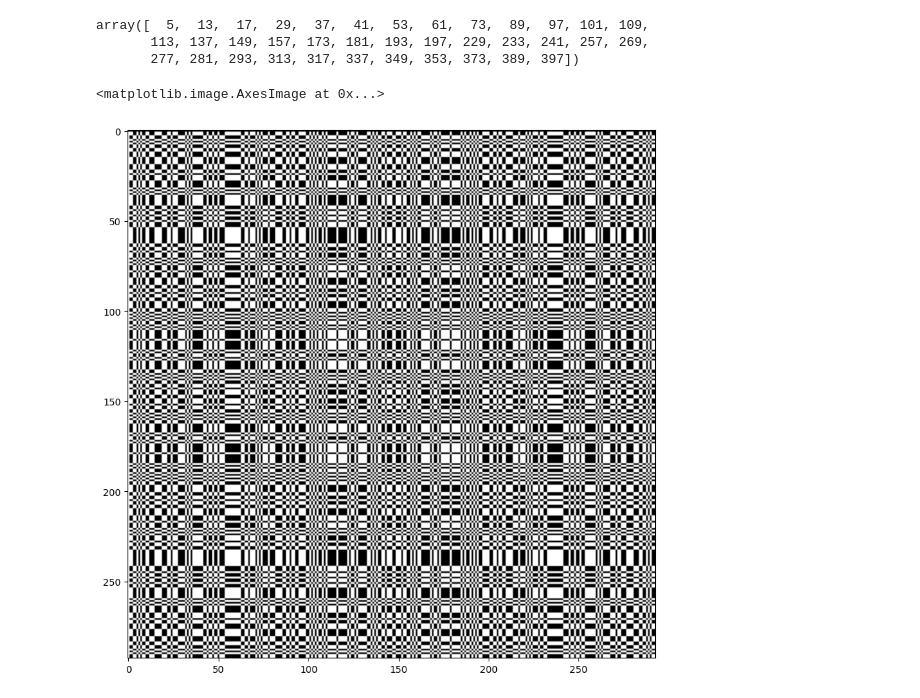
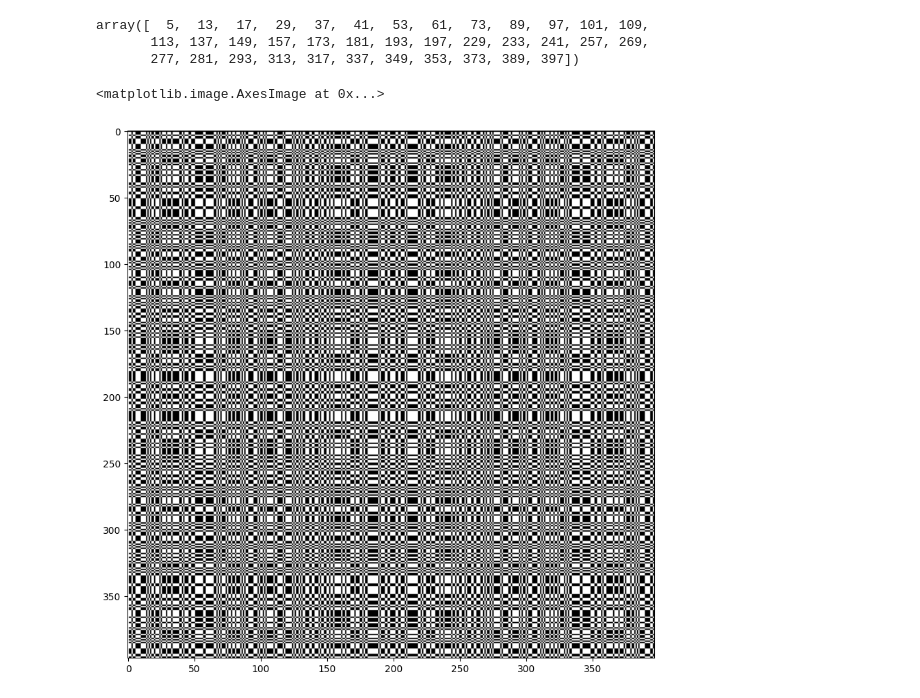
Before and after one commit to LCAV/LenslessPiCam, a Jupyter notebook: masks/FlatCam/flatcam-test.ipynb, the cells around one changed output. Cells and saved outputs as stored; diff of their text form; code cells hidden in the pictures.

```diff
--- a/masks/FlatCam/flatcam-test.ipynb
+++ b/masks/FlatCam/flatcam-test.ipynb
@@ -49,12 +49,12 @@ def squarepattern(p):
                 A[i, j] = 1
     return A
 # %%
-l = 293
+l = 397
 A = squarepattern(l)
 plt.figure(figsize=(10,10))
-plt.imshow(A, cmap='Greys_r')
+plt.imshow(A, cmap='gray')
 # %% [output]
 <matplotlib.image.AxesImage at 0x...>
-[figure, old version]
+[figure, new version]
 # %%
 np.save(f'MURA_{l}.npy', A)
```
Also changed, not shown: 1 other file.
